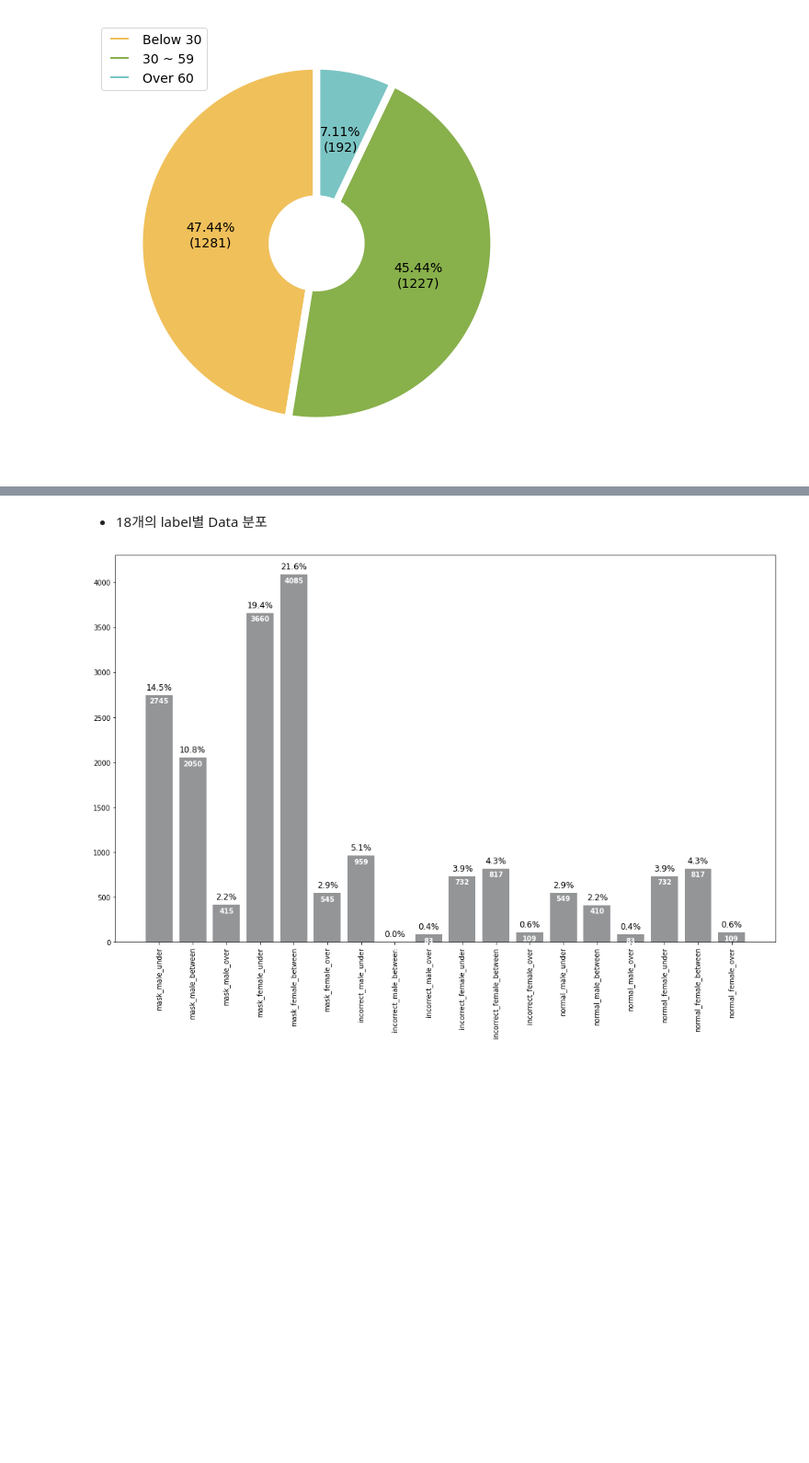
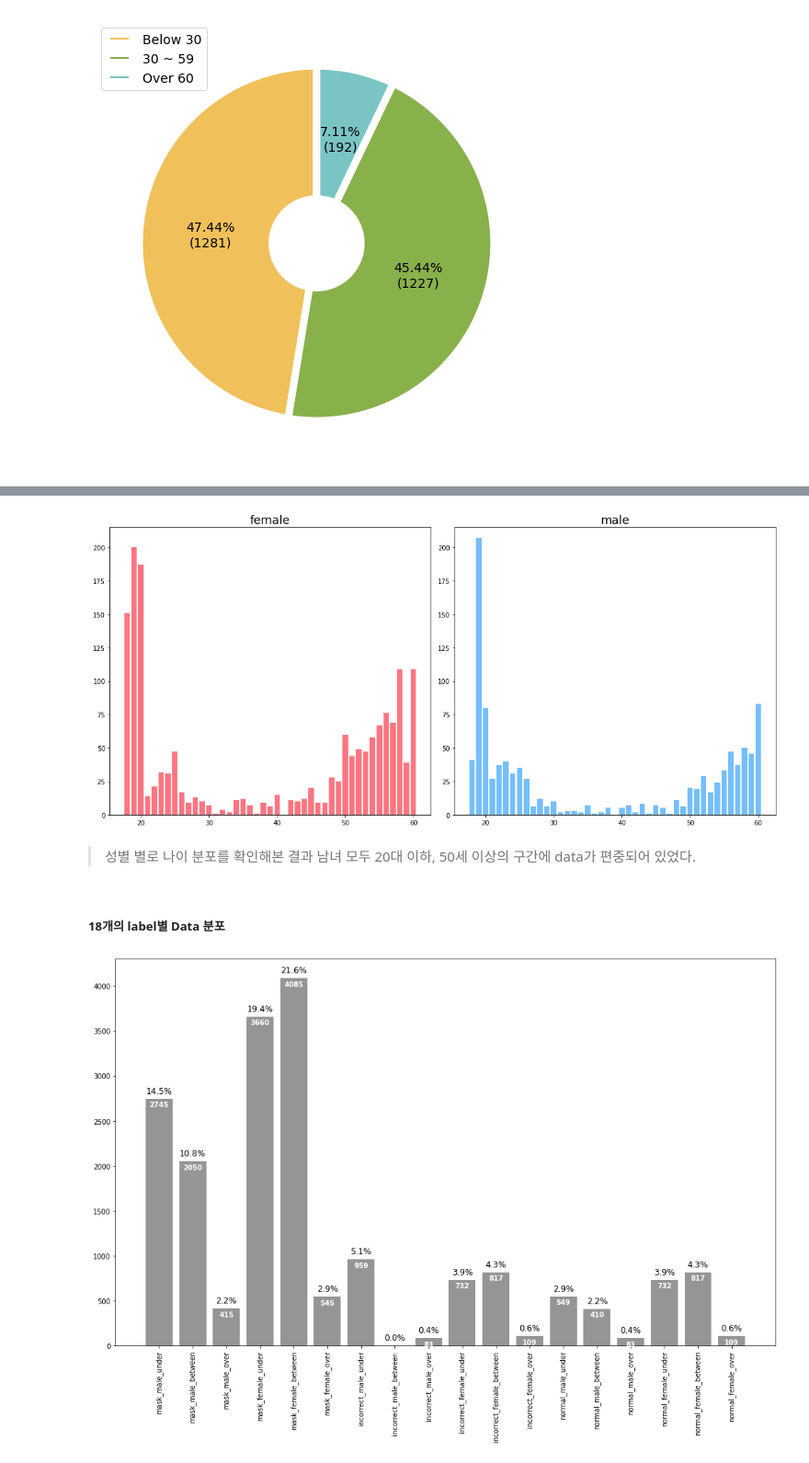
Before and after one commit to boostcampaitech4cv2/level1_imageclassification_cv-level1-cv-09, a Jupyter notebook: EDA.ipynb, the cells around one changed output, grey strips where cells are left out. Shown at 92% size. Cells and saved outputs as stored; diff of their text form; code cells hidden in the pictures; blank space fills up the shorter version.

```diff
--- a/EDA.ipynb
+++ b/EDA.ipynb
@@ -206,7 +211,28 @@ plt.show()
 # %%
-# To-Do : 성별 별 age 분포 세분화
+# 세로 그래프로 시각화, 세분화
+
+fig, axes = plt.subplots(1, 2, figsize=(15, 7))
+
+grp = df.groupby('gender')['age'].value_counts()
+
+axes[0].bar(grp['female'].index, grp['female'], color='#fe7581', zorder=5)
+axes[0].set_title('female', fontsize=18)
+
+axes[1].bar(grp['male'].index, grp['male'], color='#75befe', zorder=5)
+axes[1].set_title('male', fontsize=18)
+
+ymax = 215
+axes[0].set_ylim(0, ymax)
+axes[1].set_ylim(0, ymax)
+
+plt.tight_layout()
+plt.show()
+# %% [output]
+[figure, added]
+# %% [markdown]
+> 성별 별로 나이 분포를 확인해본 결과 남녀 모두 20대 이하, 50세 이상의 구간에 data가 편중되어 있었다.
 # %% [markdown]
-* 18개의 label별 Data 분포
+##### 18개의 label별 Data 분포
 # %%
 def check_mask(path):
     if 'mask' in path and 'incorrect' not in path:
```
Also changed, not shown: parts of 13 cells of this notebook.
